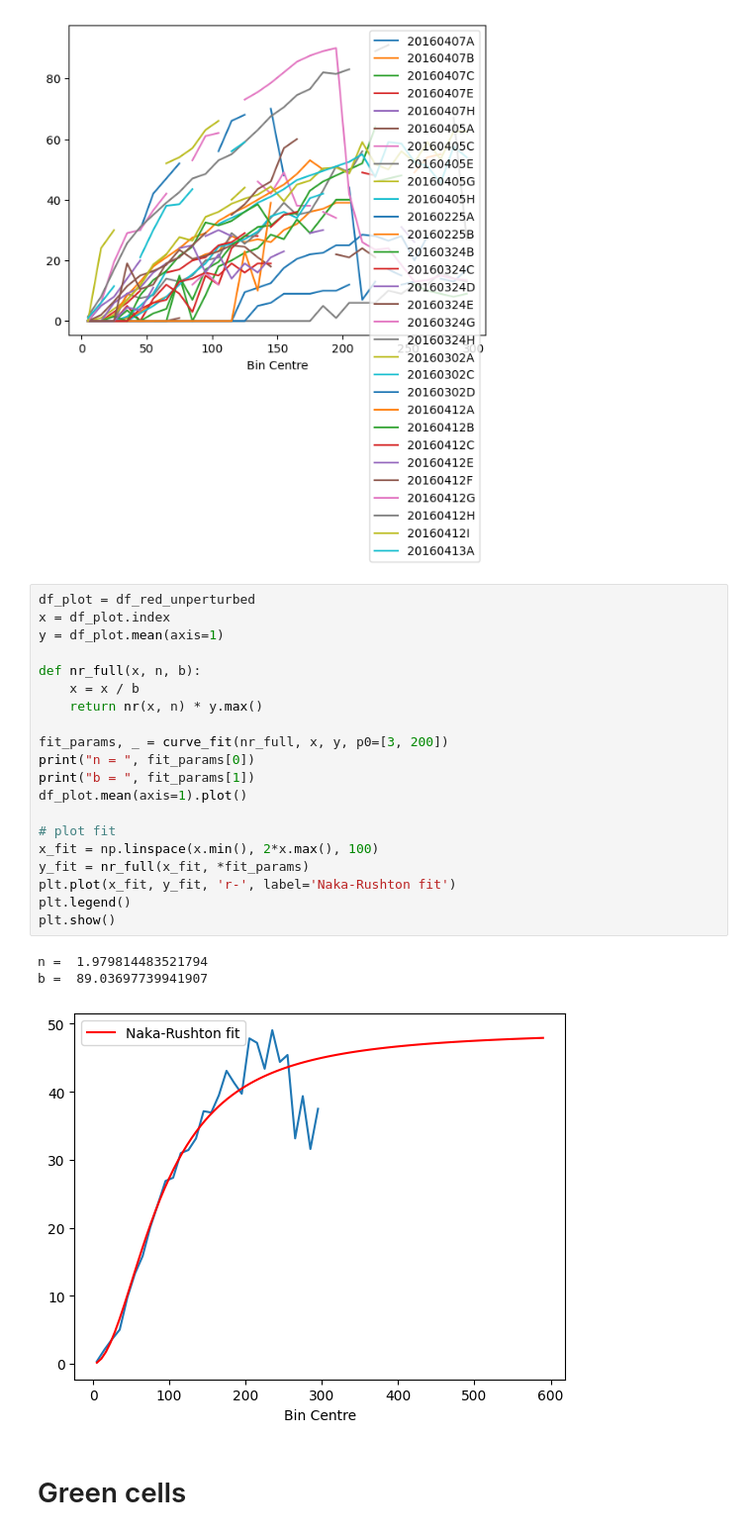
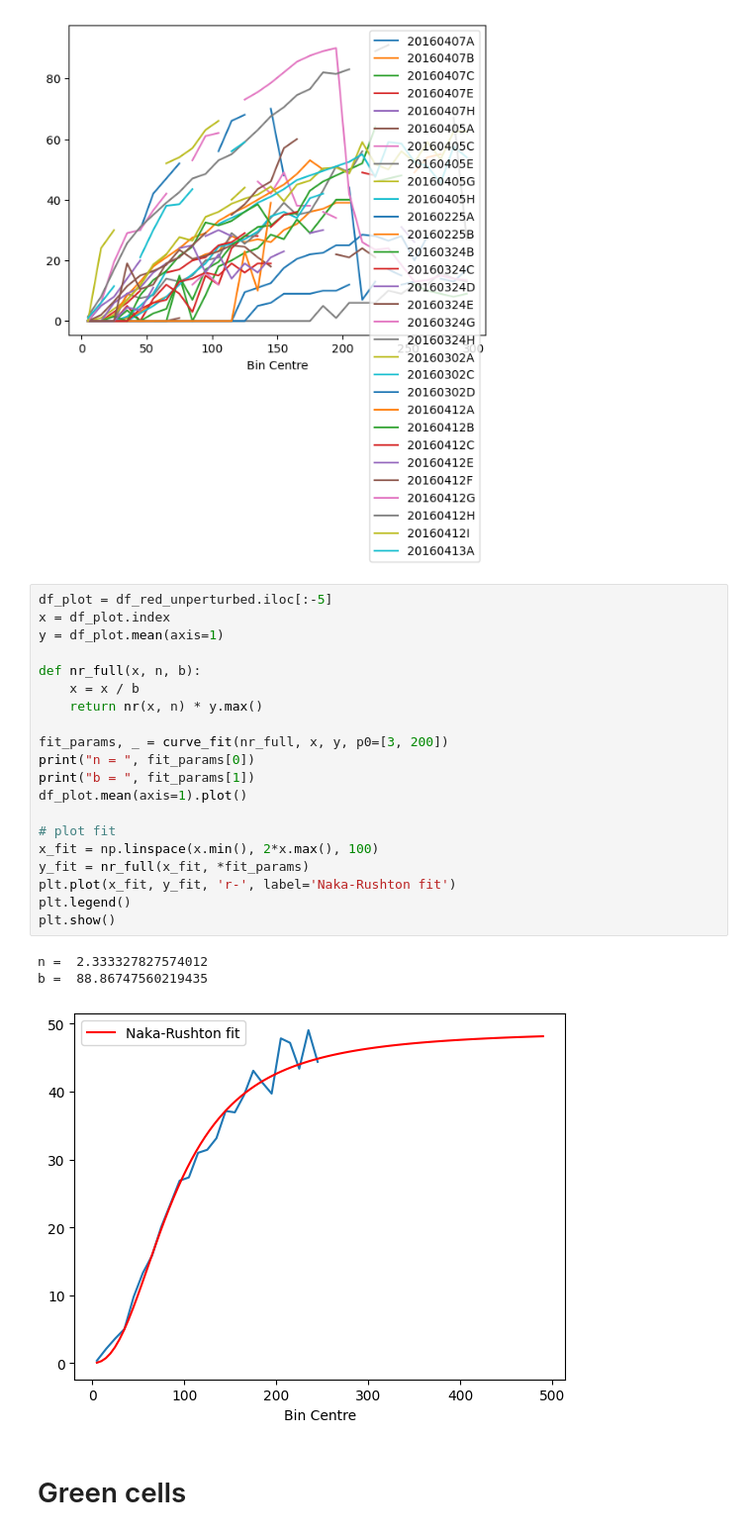
Before and after one commit to hizakim/4th_yr_project, a Jupyter notebook: TMR_after_26_2_8_n_fit.ipynb, the cells around one changed output. Shown at 99% size. Drawn from its saved outputs; the diff is of its cells as text.

```diff
--- a/TMR_after_26_2_8_n_fit.ipynb
+++ b/TMR_after_26_2_8_n_fit.ipynb
@@ -246,29 +246,29 @@ df_red_occluded.plot()
 [figure]
 [figure]
 # %%
-df_plot = df_red_unperturbed
+df_plot = df_red_unperturbed.iloc[:-5]
 x = df_plot.index
 y = df_plot.mean(axis=1)
 
 def nr_full(x, n, b):
     x = x / b
     return nr(x, n) * y.max()
 
 fit_params, _ = curve_fit(nr_full, x, y, p0=[3, 200])
 print("n = ", fit_params[0])
 print("b = ", fit_params[1])
 df_plot.mean(axis=1).plot()
 
 # plot fit
 x_fit = np.linspace(x.min(), 2*x.max(), 100)
 y_fit = nr_full(x_fit, *fit_params)
 plt.plot(x_fit, y_fit, 'r-', label='Naka-Rushton fit')
 plt.legend()
 plt.show()
 # %% [output]
-n =  1.979814483521794
-b =  89.03697739941907
+n =  2.333327827574012
+b =  88.86747560219435
-[figure, old version]
+[figure, new version]
 # %% [markdown]
 # Green cells
 # %%
```
Also changed, not shown: parts of 3 cells of this notebook, 10 other files.
